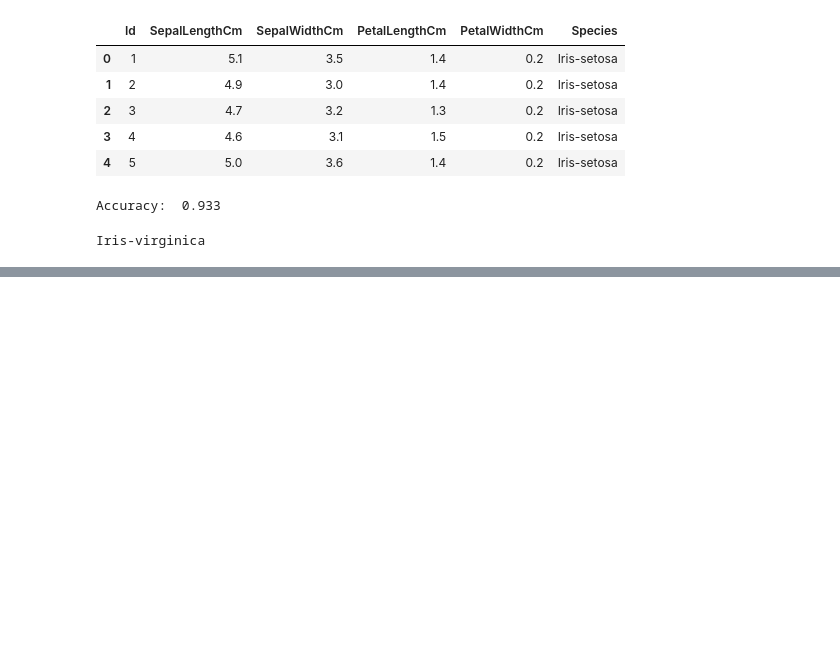
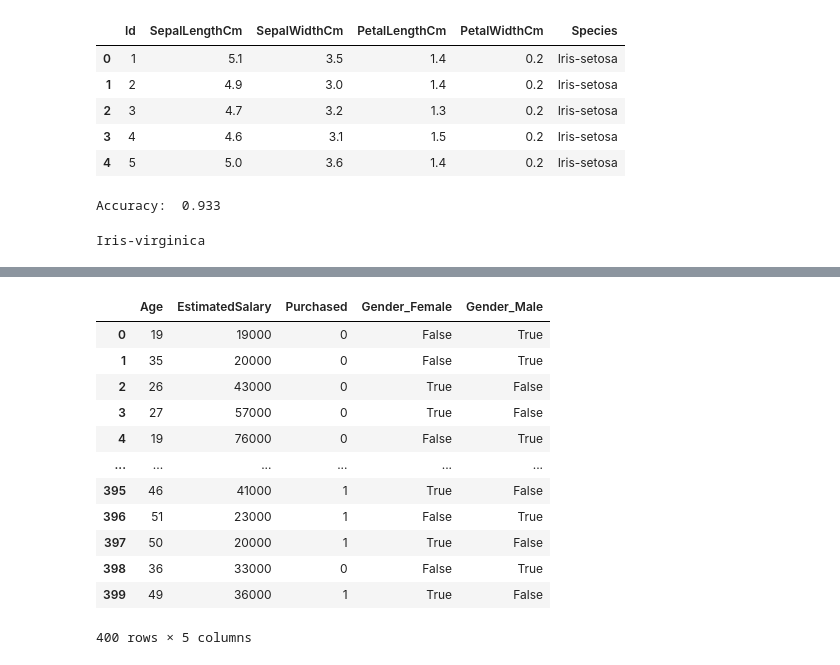
Before and after one commit to Agtna/AI-2025, a Jupyter notebook: job8.ipynb, the cells around one changed output, grey strips where cells are left out. Saved outputs shown, nothing was run; the diff lists cells and outputs as text; code cells hidden in the pictures; blank space fills up the shorter version.

```diff
--- a/job8.ipynb
+++ b/job8.ipynb
@@ -77,0 +135,5 @@ export_graphviz(
+# %%
+import pandas as pd
+
+# membaca dataset dan mengubahnya menjadi dataframe
+df = pd.read_csv('Social_Network_Ads.csv')
@@ -77,0 +164,21 @@ export_graphviz(
+# %%
+# drop kolom yang tidak diperlukan
+data = df.drop(columns=['User ID'])
+
+# jalankan proses one-hot encoding dengan pd.get_dummies()
+data = pd.get_dummies(data)
+data
+# %% [output]
+|  | Age | EstimatedSalary | Purchased | Gender_Female | Gender_Male |
+| 0 | 19 | 19000 | 0 | False | True |
+| 1 | 35 | 20000 | 0 | False | True |
+| 2 | 26 | 43000 | 0 | True | False |
+| 3 | 27 | 57000 | 0 | True | False |
+| 4 | 19 | 76000 | 0 | False | True |
+| ... | ... | ... | ... | ... | ... |
+| 395 | 46 | 41000 | 1 | True | False |
+| 396 | 51 | 23000 | 1 | False | True |
+| 397 | 50 | 20000 | 1 | True | False |
+| 398 | 36 | 33000 | 0 | False | True |
+| 399 | 49 | 36000 | 1 | True | False |
+400 rows × 5 columns
```
Also changed, not shown: parts of 13 cells of this notebook.
